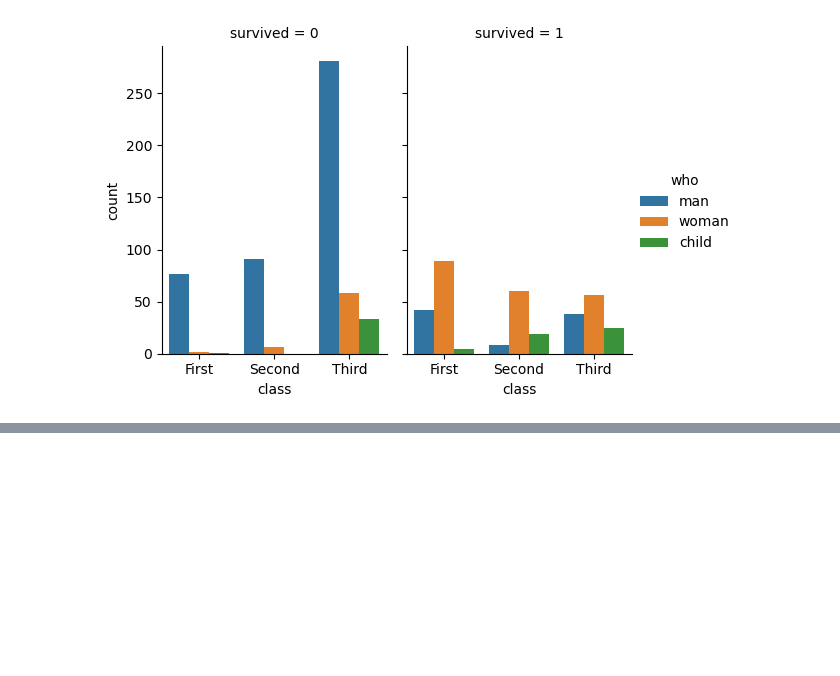
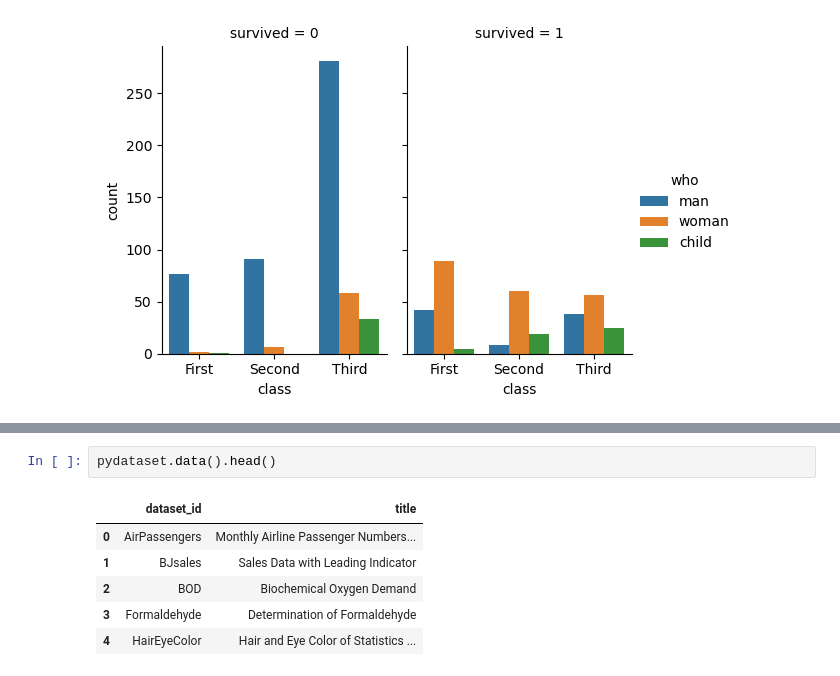
Before and after one commit to SJF02/DataEx, a Jupyter notebook: src/03.seaborn.ipynb, the cells around one changed output, grey strips where cells are left out. Cells and saved outputs as stored; diff of their text form; blank space fills up the shorter version.

```diff
--- a/src/03.seaborn.ipynb
+++ b/src/03.seaborn.ipynb
@@ -87,0 +126,9 @@ sns.catplot(
+# %%
+pydataset.data().head()
+# %% [output]
+|  | dataset_id | title |
+| 0 | AirPassengers | Monthly Airline Passenger Numbers... |
+| 1 | BJsales | Sales Data with Leading Indicator |
+| 2 | BOD | Biochemical Oxygen Demand |
+| 3 | Formaldehyde | Determination of Formaldehyde |
+| 4 | HairEyeColor | Hair and Eye Color of Statistics ... |
```
Also changed, not shown: parts of 11 cells of this notebook, 10 other files.
